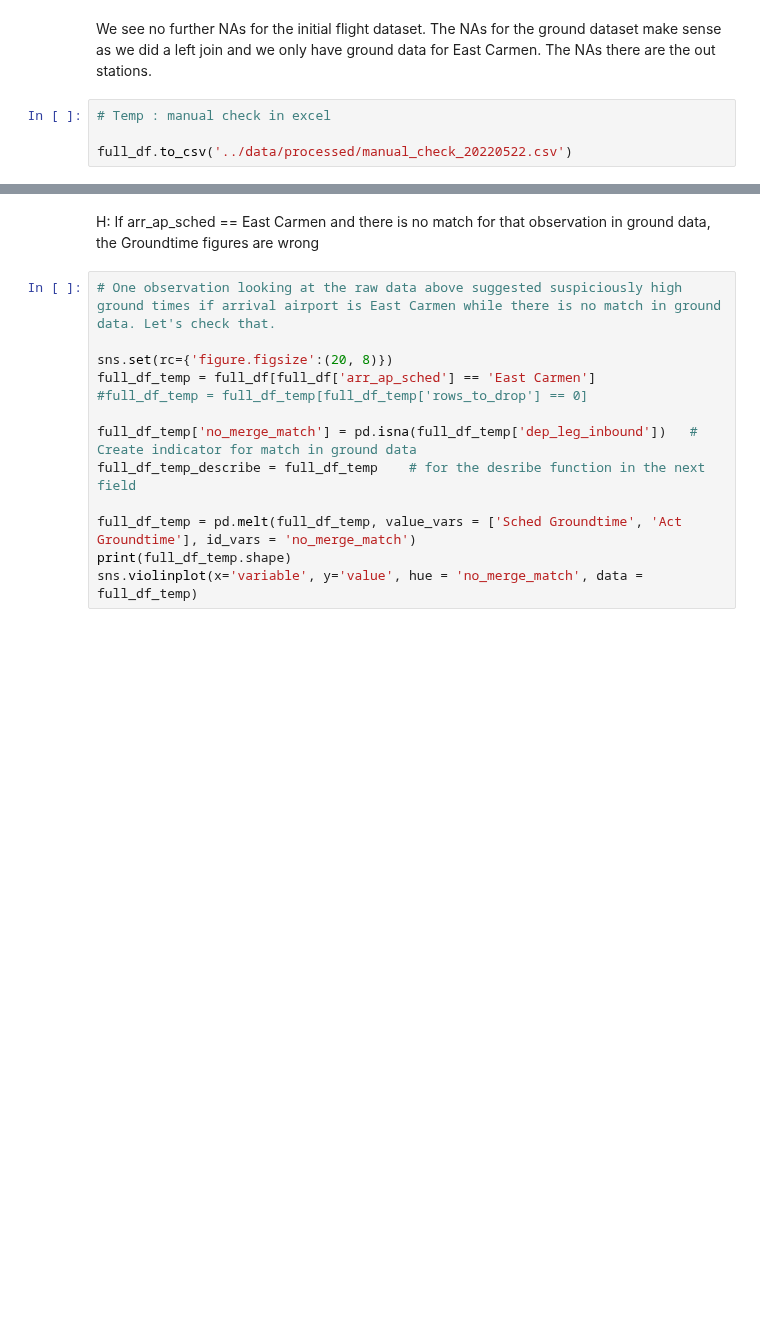
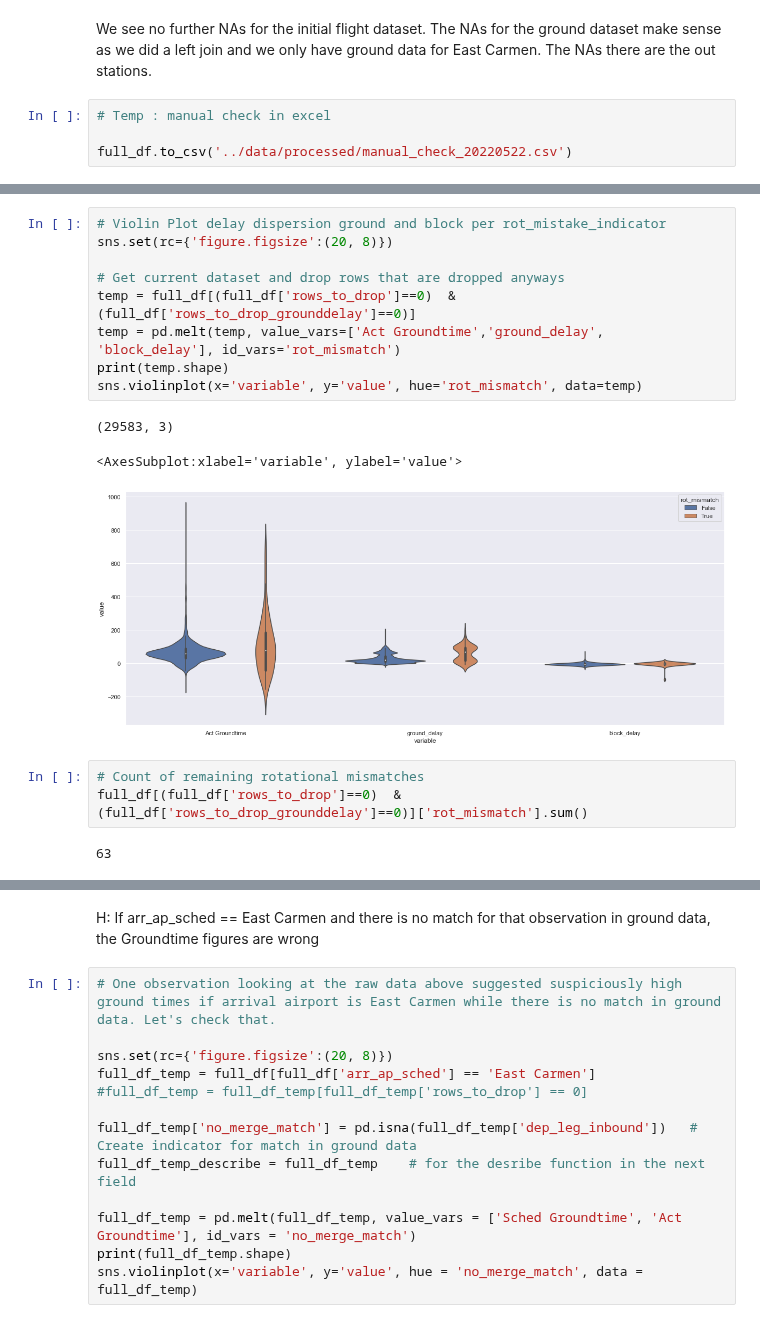
Before and after one commit to Paul1911/Delay-Prediction, a Jupyter notebook: notebooks/1raw_eda.ipynb, the cells around one changed output, grey strips where cells are left out. Saved outputs shown, nothing was run; the diff lists cells and outputs as text; blank space fills up the shorter version.

```diff
--- a/notebooks/1raw_eda.ipynb
+++ b/notebooks/1raw_eda.ipynb
@@ -599,0 +652,18 @@ full_df.to_csv('../data/processed/manual_check_20220522.csv')
+# %%
+# Violin Plot delay dispersion ground and block per rot_mistake_indicator
+sns.set(rc={'figure.figsize':(20, 8)})
+
+# Get current dataset and drop rows that are dropped anyways
+temp = full_df[(full_df['rows_to_drop']==0)  & (full_df['rows_to_drop_grounddelay']==0)]
+temp = pd.melt(temp, value_vars=['Act Groundtime','ground_delay', 'block_delay'], id_vars='rot_mismatch')
+print(temp.shape)
+sns.violinplot(x='variable', y='value', hue='rot_mismatch', data=temp)
+# %% [output]
+(29583, 3)
+<AxesSubplot:xlabel='variable', ylabel='value'>
+[figure, added]
+# %%
+# Count of remaining rotational mismatches
+full_df[(full_df['rows_to_drop']==0)  & (full_df['rows_to_drop_grounddelay']==0)]['rot_mismatch'].sum()
+# %% [output]
+63
```
Also changed, not shown: parts of 20 cells of this notebook.
